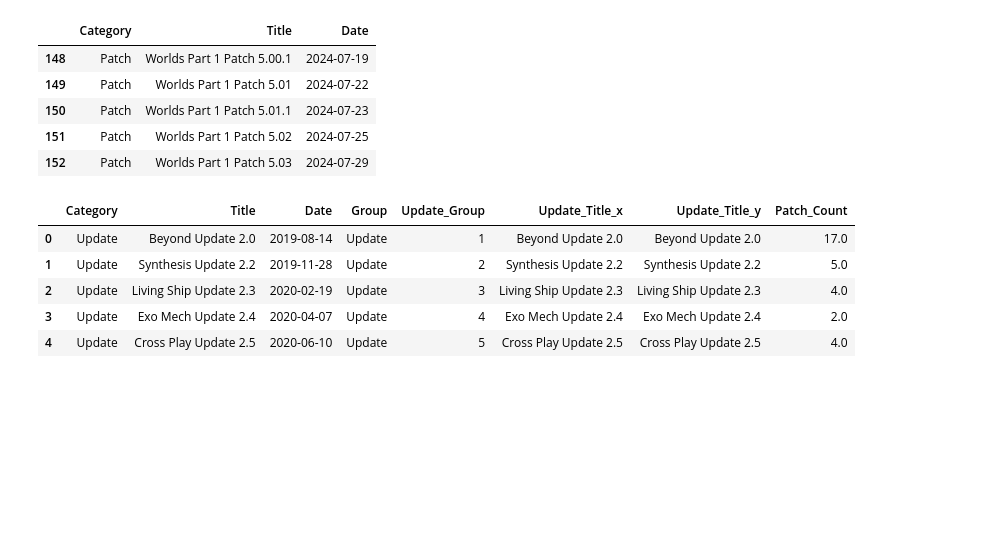
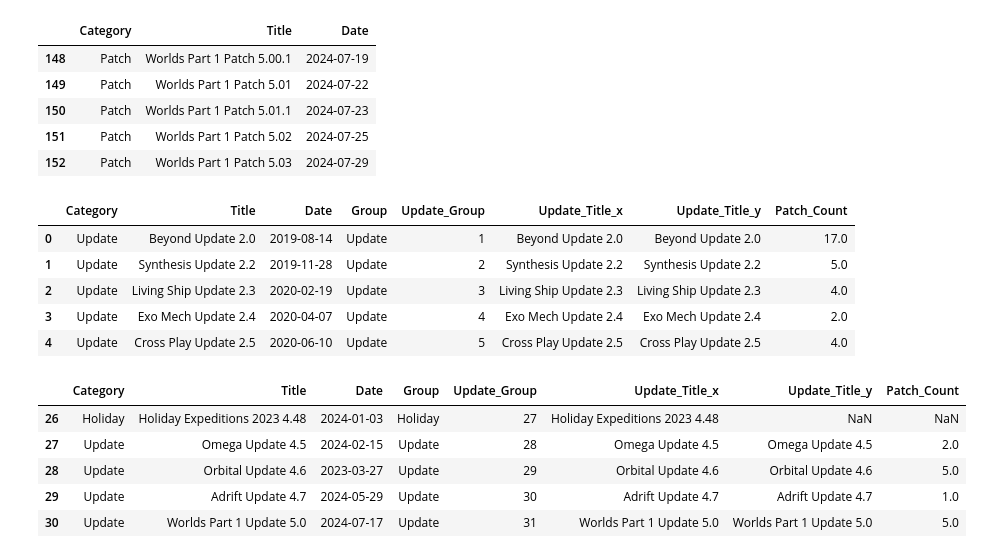
Before and after one commit to SikoticVinyl/Project1, a Jupyter notebook: UpdateAnalysis/noman_Updates.ipynb, the cells around one changed output. Saved outputs shown, nothing was run; the diff lists cells and outputs as text; code cells hidden in the pictures; blank space fills up the shorter version.

```diff
--- a/UpdateAnalysis/noman_Updates.ipynb
+++ b/UpdateAnalysis/noman_Updates.ipynb
@@ -255,29 +261,36 @@ display(filtered_data.tail())
 | 151 | Patch | Worlds Part 1 Patch 5.02 | 2024-07-25 |
 | 152 | Patch | Worlds Part 1 Patch 5.03 | 2024-07-29 |
 # %%
-# Identify updates and assign a group number to each update and its corresponding patches
-filtered_data.loc[:, 'Group'] = filtered_data['Category'].apply(lambda x: 'Update' if x == 'Update' or x == 'Holiday' else 'Patch')
-filtered_data.loc[:, 'Update_Group'] = (filtered_data['Group'] == 'Update').cumsum()
+# Ensure Holiday updates are correctly classified
+filtered_data.loc[:, 'Group'] = filtered_data['Category'].apply(lambda x: 'Holiday' if x == 'Holiday' else ('Update' if x == 'Update' else 'Patch'))
+filtered_data.loc[:, 'Update_Group'] = ((filtered_data['Group'] == 'Update') | (filtered_data['Group'] == 'Holiday')).cumsum()
 
 # Assign update titles to patches
-filtered_data.loc[:, 'Update_Title'] = filtered_data.apply(lambda x: x['Title'] if x['Group'] == 'Update' else None, axis=1)
+filtered_data.loc[:, 'Update_Title'] = filtered_data.apply(lambda x: x['Title'] if x['Group'] in ['Update', 'Holiday'] else None, axis=1)
 filtered_data.loc[:, 'Update_Title'] = filtered_data['Update_Title'].ffill()
 
 # Count patches per update
 patch_counts = filtered_data[filtered_data['Group'] == 'Patch'].groupby('Update_Title').size().reset_index(name='Patch_Count')
 
 # Merge patch counts with update data
-update_data = filtered_data[filtered_data['Group'] == 'Update'].merge(patch_counts, left_on='Title', right_on='Update_Title', how='left')
+update_data = filtered_data[filtered_data['Group'] != 'Patch'].merge(patch_counts, left_on='Title', right_on='Update_Title', how='left')
 
 # Display the data with patch counts
-update_data.head()
+display(update_data.head())
+display(update_data.tail())
 # %% [output]
 |  | Category | Title | Date | Group | Update_Group | Update_Title_x | Update_Title_y | Patch_Count |
 | 0 | Update | Beyond Update 2.0 | 2019-08-14 | Update | 1 | Beyond Update 2.0 | Beyond Update 2.0 | 17.0 |
 | 1 | Update | Synthesis Update 2.2 | 2019-11-28 | Update | 2 | Synthesis Update 2.2 | Synthesis Update 2.2 | 5.0 |
 | 2 | Update | Living Ship Update 2.3 | 2020-02-19 | Update | 3 | Living Ship Update 2.3 | Living Ship Update 2.3 | 4.0 |
 | 3 | Update | Exo Mech Update 2.4 | 2020-04-07 | Update | 4 | Exo Mech Update 2.4 | Exo Mech Update 2.4 | 2.0 |
 | 4 | Update | Cross Play Update 2.5 | 2020-06-10 | Update | 5 | Cross Play Update 2.5 | Cross Play Update 2.5 | 4.0 |
+|  | Category | Title | Date | Group | Update_Group | Update_Title_x | Update_Title_y | Patch_Count |
+| 26 | Holiday | Holiday Expeditions 2023 4.48 | 2024-01-03 | Holiday | 27 | Holiday Expeditions 2023 4.48 | NaN | NaN |
+| 27 | Update | Omega Update 4.5 | 2024-02-15 | Update | 28 | Omega Update 4.5 | Omega Update 4.5 | 2.0 |
+| 28 | Update | Orbital Update 4.6 | 2023-03-27 | Update | 29 | Orbital Update 4.6 | Orbital Update 4.6 | 5.0 |
+| 29 | Update | Adrift Update 4.7 | 2024-05-29 | Update | 30 | Adrift Update 4.7 | Adrift Update 4.7 | 1.0 |
+| 30 | Update | Worlds Part 1 Update 5.0 | 2024-07-17 | Update | 31 | Worlds Part 1 Update 5.0 | Worlds Part 1 Update 5.0 | 5.0 |
 # %%
 # Clean the DataFrame by dropping redundant columns and renaming them for clarity
 update_data = update_data.drop(columns=['Update_Title_x']).rename(columns={'Update_Title_y': 'Update_Title'})
```
Also changed, not shown: parts of 4 cells of this notebook.
